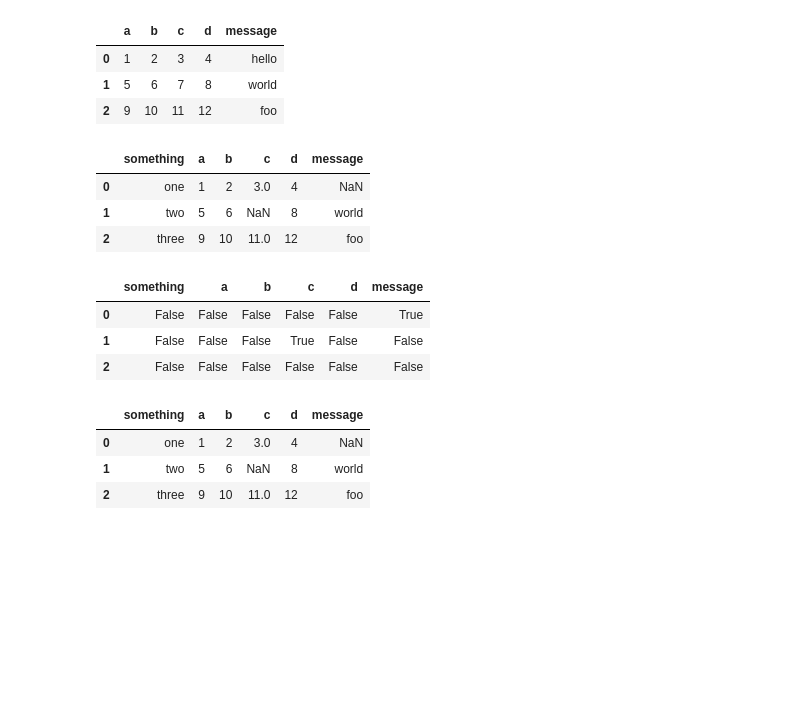
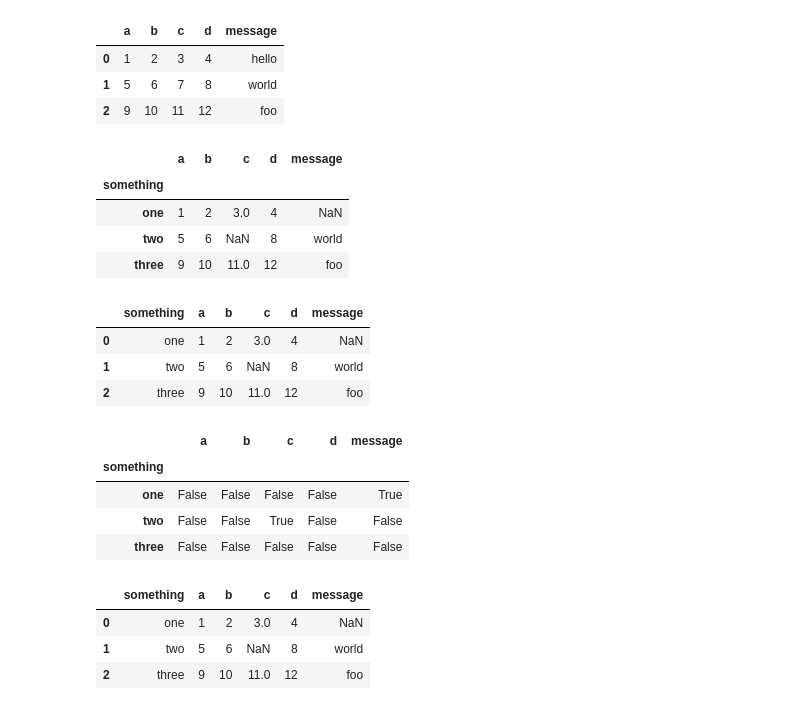
Before and after one commit to M-I-N1985/python_para_analise_de_dados_wes_mckinney, a Jupyter notebook: capitulo_6_wes_mckinney.ipynb, the cells around one changed output. Cells and saved outputs as stored; diff of their text form; code cells hidden in the pictures; blank space fills up the shorter version.

```diff
--- a/capitulo_6_wes_mckinney.ipynb
+++ b/capitulo_6_wes_mckinney.ipynb
@@ -120,20 +120,29 @@ pd.read_csv('examples/ex4.csv', skiprows=[0,2,3])  # ignora as linhas
 | 1 | 5 | 6 | 7 | 8 | world |
 | 2 | 9 | 10 | 11 | 12 | foo |
 # %%
-result = pd.read_csv('examples/ex5.csv')
+result = pd.read_csv('examples/ex5.csv', index_col="something")
 result
 # %% [output]
-|  | something | a | b | c | d | message |
-| 0 | one | 1 | 2 | 3.0 | 4 | NaN |
-| 1 | two | 5 | 6 | NaN | 8 | world |
-| 2 | three | 9 | 10 | 11.0 | 12 | foo |
+|  | a | b | c | d | message |
+| something |  |  |  |  |  |
+| one | 1 | 2 | 3.0 | 4 | NaN |
+| two | 5 | 6 | NaN | 8 | world |
+| three | 9 | 10 | 11.0 | 12 | foo |
+# %%
+pd.read_csv('examples/ex5.csv', na_values=['NULL'])
+# %% [output]
+|  | something | a | b | c | d | message |
+| 0 | one | 1 | 2 | 3.0 | 4 | NaN |
+| 1 | two | 5 | 6 | NaN | 8 | world |
+| 2 | three | 9 | 10 | 11.0 | 12 | foo |
 # %%
 pd.isnull(result)
 # %% [output]
-|  | something | a | b | c | d | message |
-| 0 | False | False | False | False | False | True |
-| 1 | False | False | False | True | False | False |
-| 2 | False | False | False | False | False | False |
+|  | a | b | c | d | message |
+| something |  |  |  |  |  |
+| one | False | False | False | False | True |
+| two | False | False | True | False | False |
+| three | False | False | False | False | False |
 # %%
 pd.read_csv('examples/ex5.csv', na_values=['NULL'])
 # %% [output]
```
Also changed, not shown: parts of 26 cells of this notebook.
